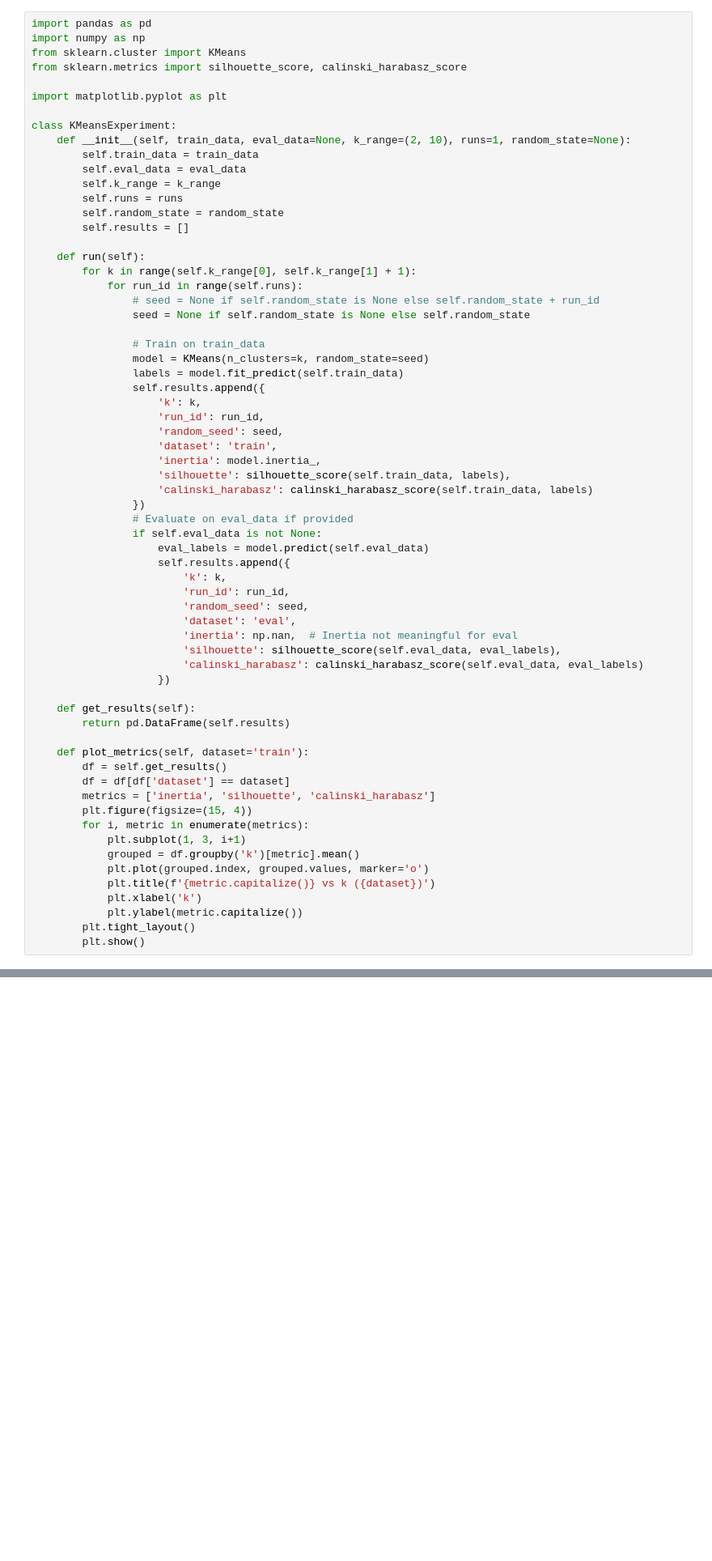
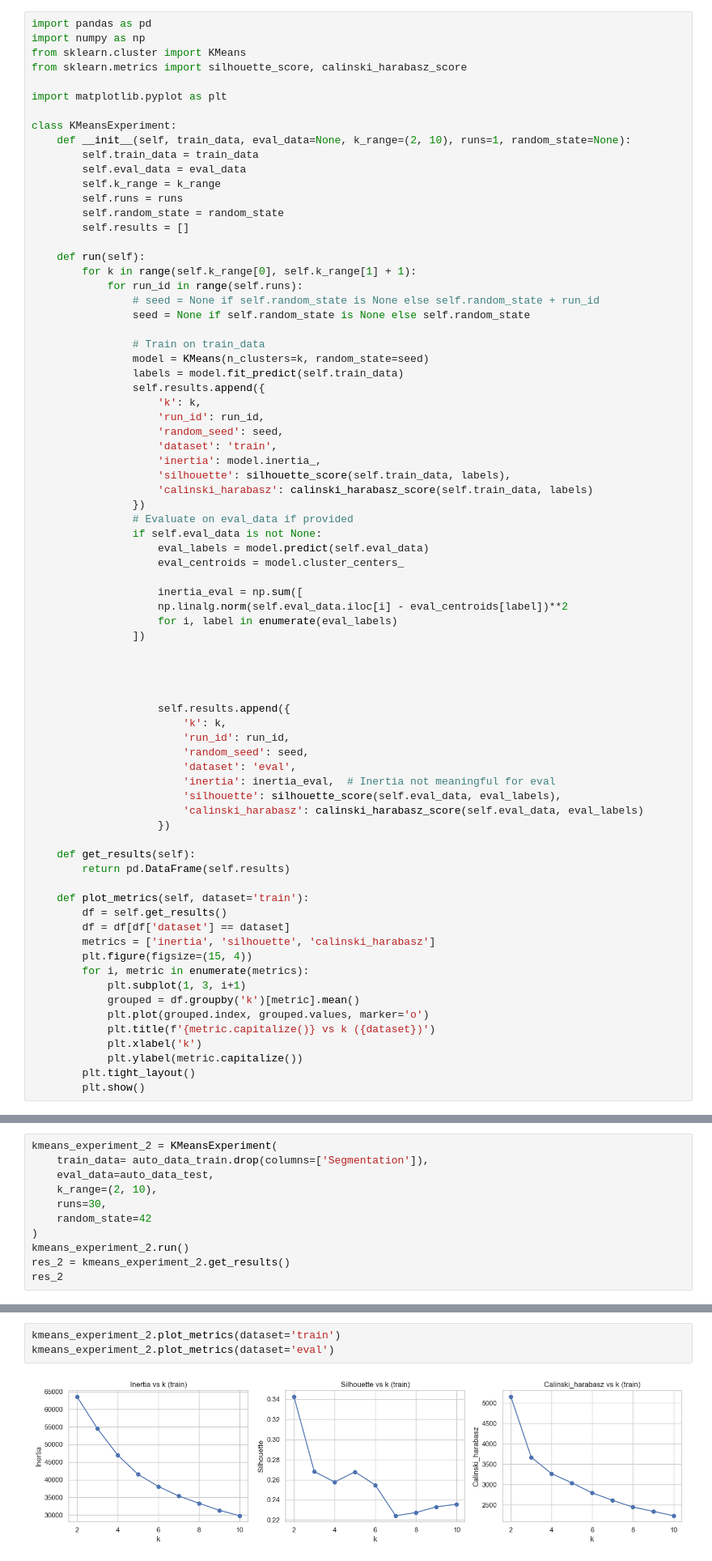
Before and after one commit to hossamAhmedSalah/computational_intelligence-_project, a Jupyter notebook: Notebooks/segmentation_kmeans.ipynb, the cells around one changed output, grey strips where cells are left out. Shown at 81% size. Saved outputs shown, nothing was run; the diff lists cells and outputs as text; blank space fills up the shorter version.

```diff
--- a/Notebooks/segmentation_kmeans.ipynb
+++ b/Notebooks/segmentation_kmeans.ipynb
@@ -252,12 +252,22 @@ class KMeansExperiment:
                 # Evaluate on eval_data if provided
                 if self.eval_data is not None:
                     eval_labels = model.predict(self.eval_data)
+                    eval_centroids = model.cluster_centers_
+
+                    inertia_eval = np.sum([
+                    np.linalg.norm(self.eval_data.iloc[i] - eval_centroids[label])**2
+                    for i, label in enumerate(eval_labels)
+                ])
+
+
+
+
                     self.results.append({
                         'k': k,
                         'run_id': run_id,
                         'random_seed': seed,
                         'dataset': 'eval',
-                        'inertia': np.nan,  # Inertia not meaningful for eval
+                        'inertia': inertia_eval,  # Inertia not meaningful for eval
                         'silhouette': silhouette_score(self.eval_data, eval_labels),
                         'calinski_harabasz': calinski_harabasz_score(self.eval_data, eval_labels)
                     })
@@ -506,0 +534,11 @@ Name: 4, dtype: object
+# %%
+kmeans_experiment_2 = KMeansExperiment(
+    train_data= auto_data_train.drop(columns=['Segmentation']),
+    eval_data=auto_data_test,
+    k_range=(2, 10),
+    runs=30,
+    random_state=42
+)
+kmeans_experiment_2.run()
+res_2 = kmeans_experiment_2.get_results()
+res_2
@@ -506,0 +559,5 @@ Name: 4, dtype: object
+# %%
+kmeans_experiment_2.plot_metrics(dataset='train')
+kmeans_experiment_2.plot_metrics(dataset='eval')
+# %% [output]
+[figure, added]
```
Also changed, not shown: parts of 16 cells of this notebook, 1 other file.
